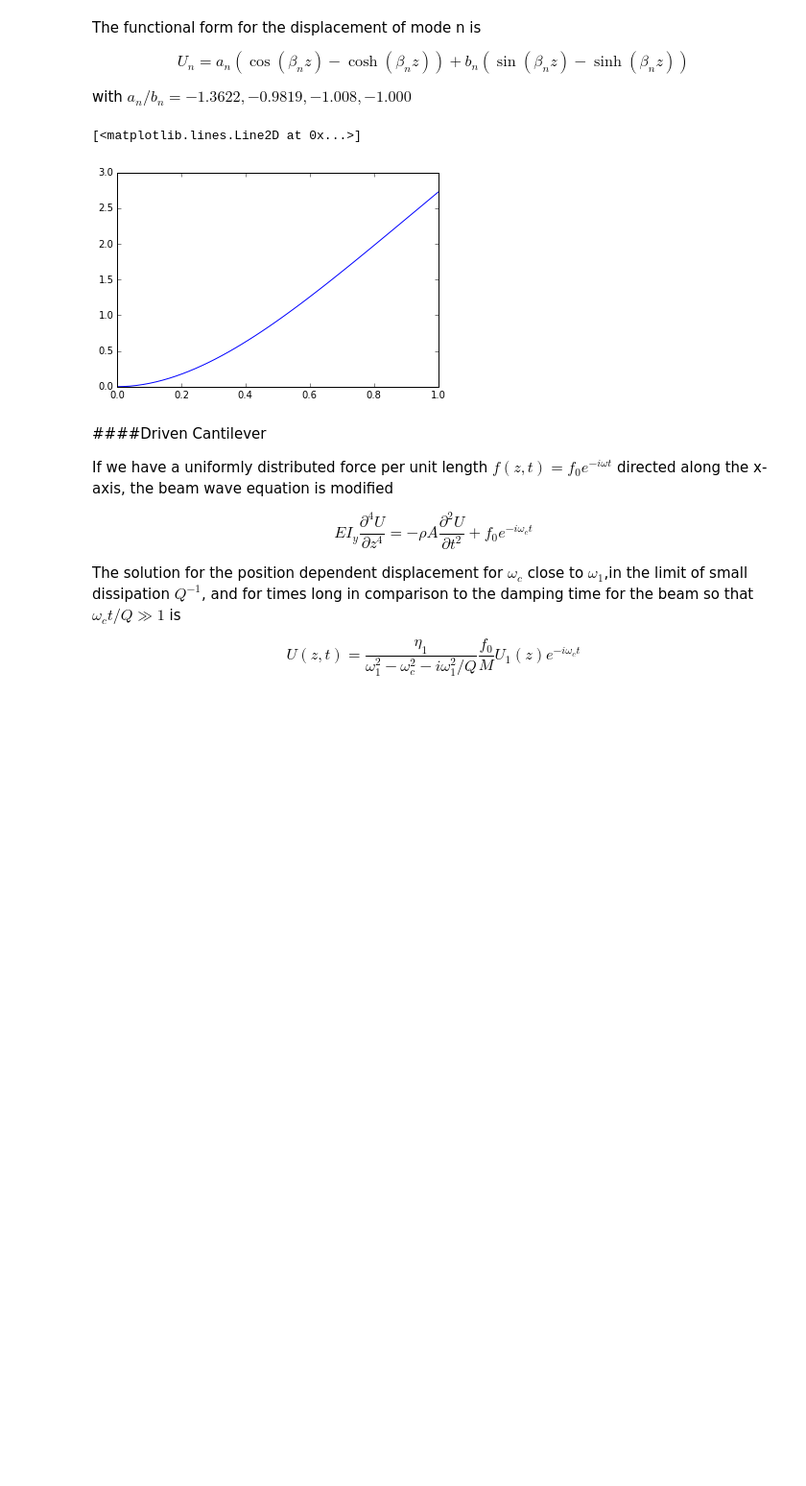
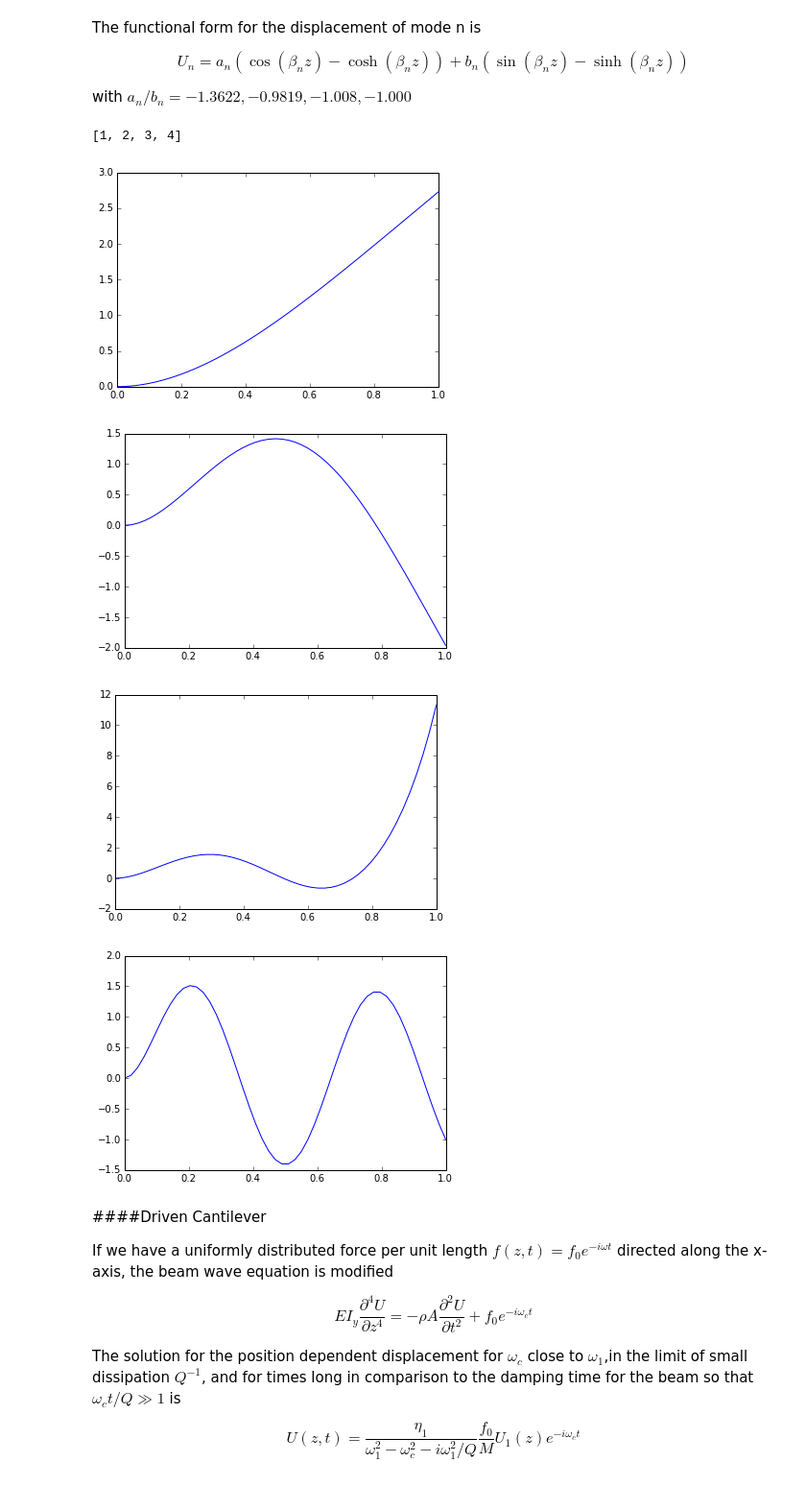
Before and after one commit to jgrebel1/Cantilever, a Jupyter notebook: Cantilever.ipynb, the cells around one changed output. Shown: that part at 96% size. Saved outputs shown, nothing was run; the diff lists cells and outputs as text; code cells hidden in the pictures; blank space fills up the shorter version.

```diff
--- a/Cantilever.ipynb
+++ b/Cantilever.ipynb
@@ -54,20 +54,27 @@ The functional form for the displacement of mode n is
 $$ U_n = a_n(\cos(\beta_n z) - \cosh(\beta_n z)) + b_n(\sin(\beta_n z) - \sinh(\beta_n z)) $$
 
 with $a_n/b_n = -1.3622, -0.9819, -1.008, -1.000$
+# %%
+print range(1,5)
+# %% [output]
+[1, 2, 3, 4]
 # %%
 a = [-1.3622, -0.9819, -1.008, -1.000]
 b = [1.0, 1.0, 1.0 ,1.0]
 z = np.linspace(0,1)
-mode = 1
-B_nL = BL[mode-1]
-a_n = a[mode-1]
-b_n = b[mode-1]
-U_n = a_n*(np.cos(B_nL*z)-np.cosh(B_nL*z))+b_n*(np.sin(B_nL*z)-np.sinh(B_nL*z))
-f, ax = plt.subplots()
-ax.plot(z,U_n)
+for mode in range(1,5):
+    B_nL = BL[mode-1]
+    a_n = a[mode-1]
+    b_n = b[mode-1]
+    U_n = a_n*(np.cos(B_nL*z)-np.cosh(B_nL*z))+b_n*(np.sin(B_nL*z)-np.sinh(B_nL*z))
+    plt.figure()
+    plt.plot(z, U_n)
+    plt.show()
 # %% [output]
-[<matplotlib.lines.Line2D at 0x...>]
 [figure]
+[figure, added]
+[figure, added]
+[figure, added]
 # %% [markdown]
 ####Driven Cantilever
 
```
Also changed, not shown: parts of 5 cells of this notebook.
